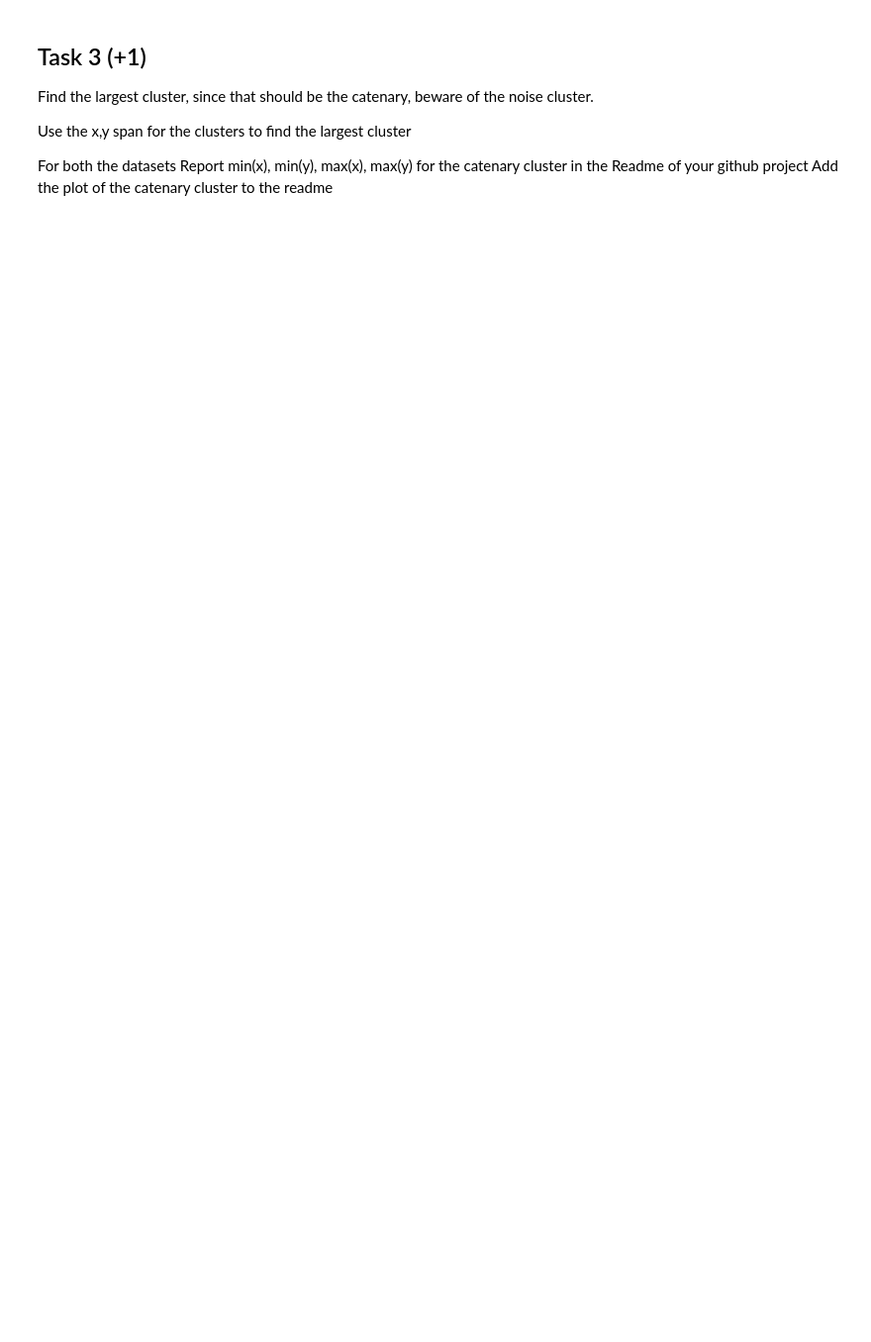
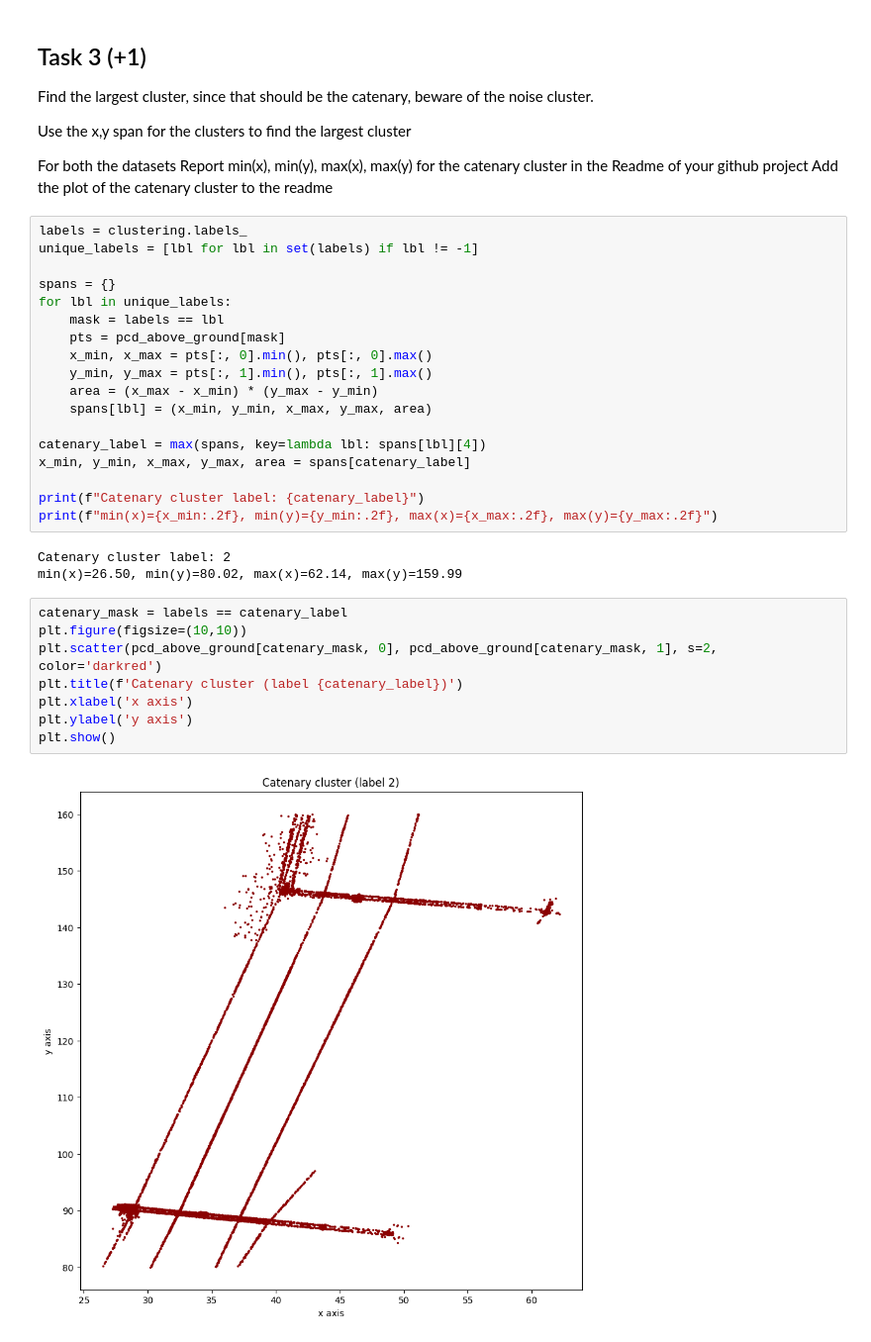
Before and after one commit to Ahmad-Abdou/Industrial-AI-for-Structural-Health-Monitoring, a Jupyter notebook: share.ipynb, the cells around one changed output. Shown at 99% size. Saved outputs shown, nothing was run; the diff lists cells and outputs as text; blank space fills up the shorter version.

```diff
--- a/share.ipynb
+++ b/share.ipynb
@@ -148,3 +158,34 @@ Use the x,y span for the clusters to find the largest cluster
 For both the datasets
 Report min(x), min(y), max(x), max(y) for the catenary cluster in the Readme of your github project
 Add the plot of the catenary cluster to the readme
+# %%
+labels = clustering.labels_
+unique_labels = [lbl for lbl in set(labels) if lbl != -1]
+
+spans = {}
+for lbl in unique_labels:
+    mask = labels == lbl
+    pts = pcd_above_ground[mask]
+    x_min, x_max = pts[:, 0].min(), pts[:, 0].max()
+    y_min, y_max = pts[:, 1].min(), pts[:, 1].max()
+    area = (x_max - x_min) * (y_max - y_min)
+    spans[lbl] = (x_min, y_min, x_max, y_max, area)
+
+catenary_label = max(spans, key=lambda lbl: spans[lbl][4])
+x_min, y_min, x_max, y_max, area = spans[catenary_label]
+
+print(f"Catenary cluster label: {catenary_label}")
+print(f"min(x)={x_min:.2f}, min(y)={y_min:.2f}, max(x)={x_max:.2f}, max(y)={y_max:.2f}")
+# %% [output]
+Catenary cluster label: 2
+min(x)=26.50, min(y)=80.02, max(x)=62.14, max(y)=159.99
+# %%
+catenary_mask = labels == catenary_label
+plt.figure(figsize=(10,10))
+plt.scatter(pcd_above_ground[catenary_mask, 0], pcd_above_ground[catenary_mask, 1], s=2, color='darkred')
+plt.title(f'Catenary cluster (label {catenary_label})')
+plt.xlabel('x axis')
+plt.ylabel('y axis')
+plt.show()
+# %% [output]
+[figure, added]
```
Also changed, not shown: parts of 6 cells of this notebook, 5 other files.
